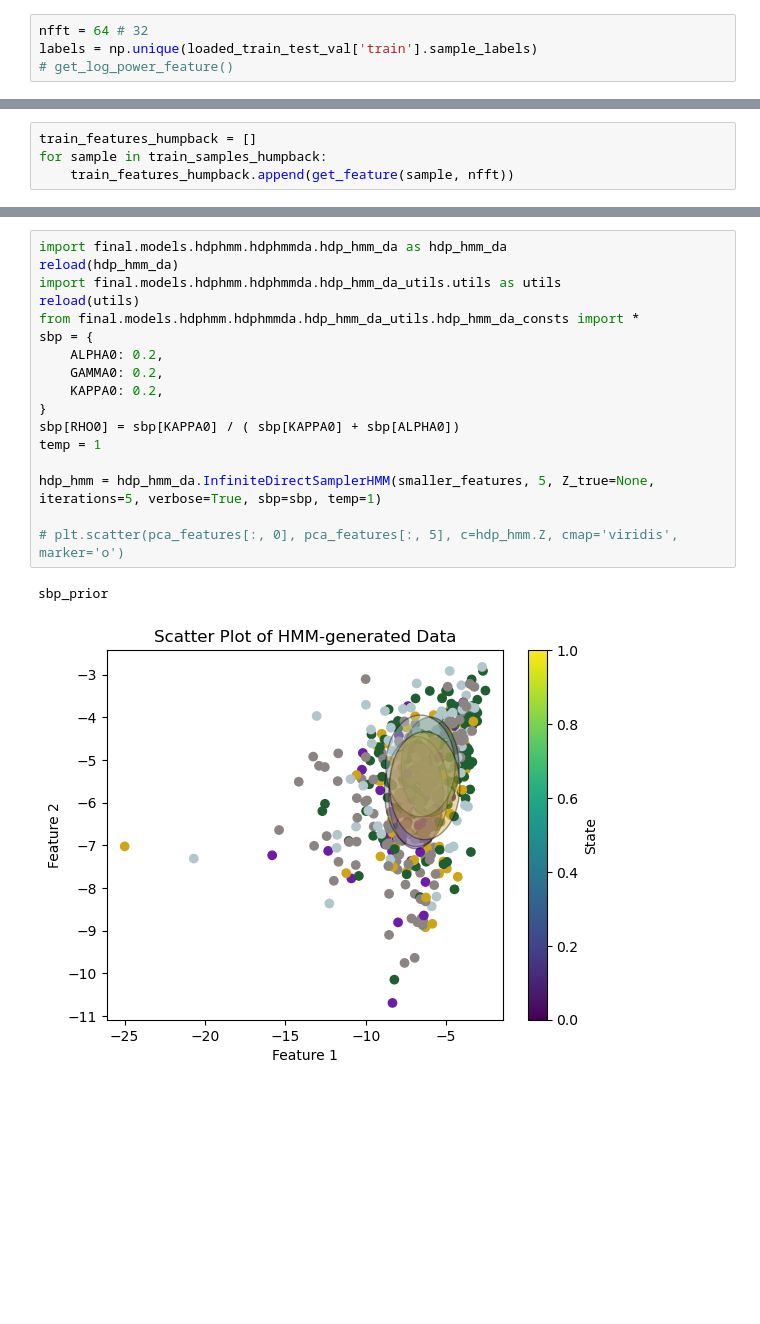
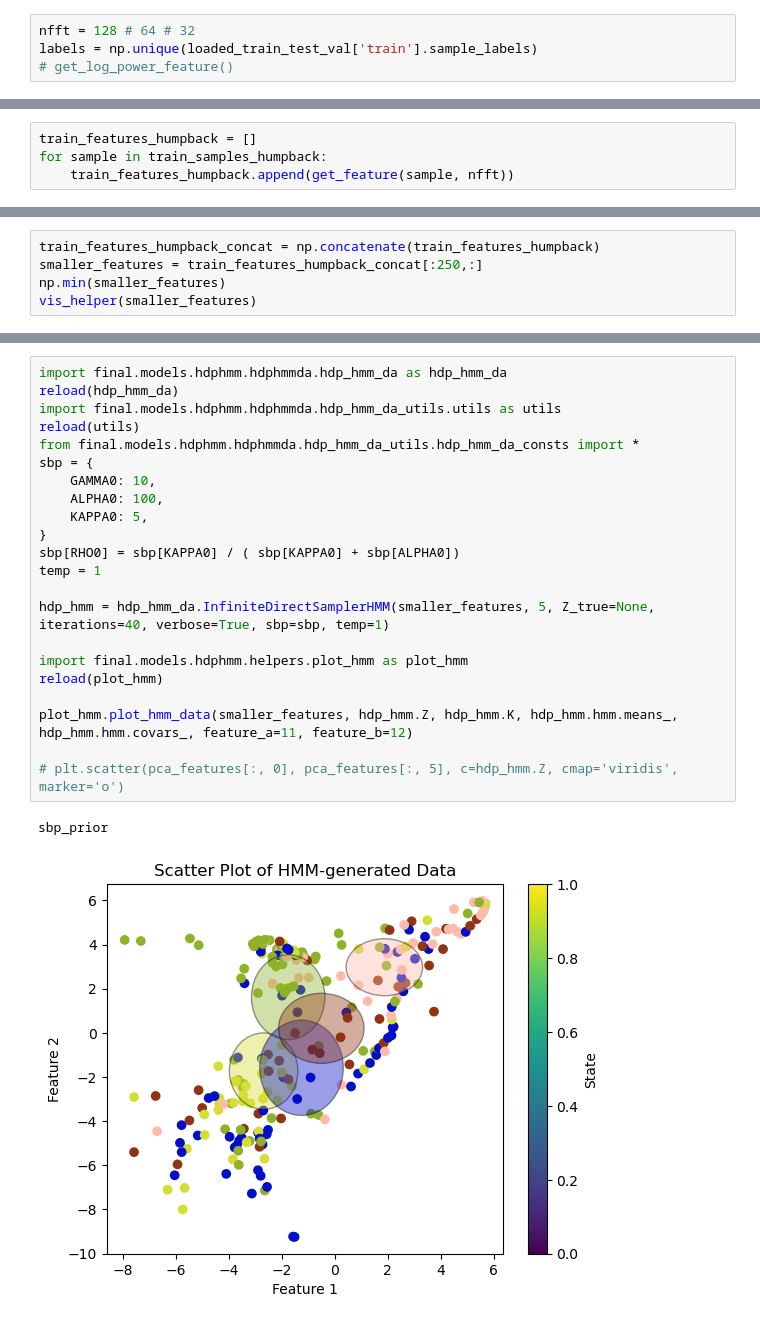
Before and after one commit to Davidjames9610/ubm, a Jupyter notebook: final/models/hdphmm/hdphmmda/testing/whale_data_da_test.ipynb, the cells around one changed output, grey strips where cells are left out. Drawn from its saved outputs; the diff is of its cells as text; blank space fills up the shorter version.

```diff
--- a/final/models/hdphmm/hdphmmda/testing/whale_data_da_test.ipynb
+++ b/final/models/hdphmm/hdphmmda/testing/whale_data_da_test.ipynb
@@ -21,7 +21,7 @@ with open('/Users/david/Documents/mastersCode/ubm/final/tests/train-test-val.pkl
 # %%
 from final.useful import *
 # %%
-nfft = 64 # 32
+nfft = 128 # 64 # 32
 labels = np.unique(loaded_train_test_val['train'].sample_labels)
 # get_log_power_feature()
 # %%
@@ -46,0 +44,5 @@ smaller_features = train_features_humpback[0]
+# %%
+train_features_humpback_concat = np.concatenate(train_features_humpback)
+smaller_features = train_features_humpback_concat[:250,:]
+np.min(smaller_features)
+vis_helper(smaller_features)
@@ -47,23 +51,28 @@ smaller_features = train_features_humpback[0]
 # %%
 import final.models.hdphmm.hdphmmda.hdp_hmm_da as hdp_hmm_da
 reload(hdp_hmm_da)
 import final.models.hdphmm.hdphmmda.hdp_hmm_da_utils.utils as utils
 reload(utils)
 from final.models.hdphmm.hdphmmda.hdp_hmm_da_utils.hdp_hmm_da_consts import *
 sbp = {
-    ALPHA0: 0.2,
-    GAMMA0: 0.2,
-    KAPPA0: 0.2,
+    GAMMA0: 10,
+    ALPHA0: 100,
+    KAPPA0: 5,
 }
 sbp[RHO0] = sbp[KAPPA0] / ( sbp[KAPPA0] + sbp[ALPHA0])
 temp = 1
 
-hdp_hmm = hdp_hmm_da.InfiniteDirectSamplerHMM(smaller_features, 5, Z_true=None, iterations=5, verbose=True, sbp=sbp, temp=1)
+hdp_hmm = hdp_hmm_da.InfiniteDirectSamplerHMM(smaller_features, 5, Z_true=None, iterations=40, verbose=True, sbp=sbp, temp=1)
+
+import final.models.hdphmm.helpers.plot_hmm as plot_hmm
+reload(plot_hmm)
+
+plot_hmm.plot_hmm_data(smaller_features, hdp_hmm.Z, hdp_hmm.K, hdp_hmm.hmm.means_, hdp_hmm.hmm.covars_, feature_a=11, feature_b=12)
 
 # plt.scatter(pca_features[:, 0], pca_features[:, 5], c=hdp_hmm.Z, cmap='viridis', marker='o')
 # %% [output]
 sbp_prior
-[figure, old version]
+[figure, new version]
 # %%
 hdp_hmm.fit()
 # %% [output]
```
Also changed, not shown: parts of 12 cells of this notebook, 4 other files.
